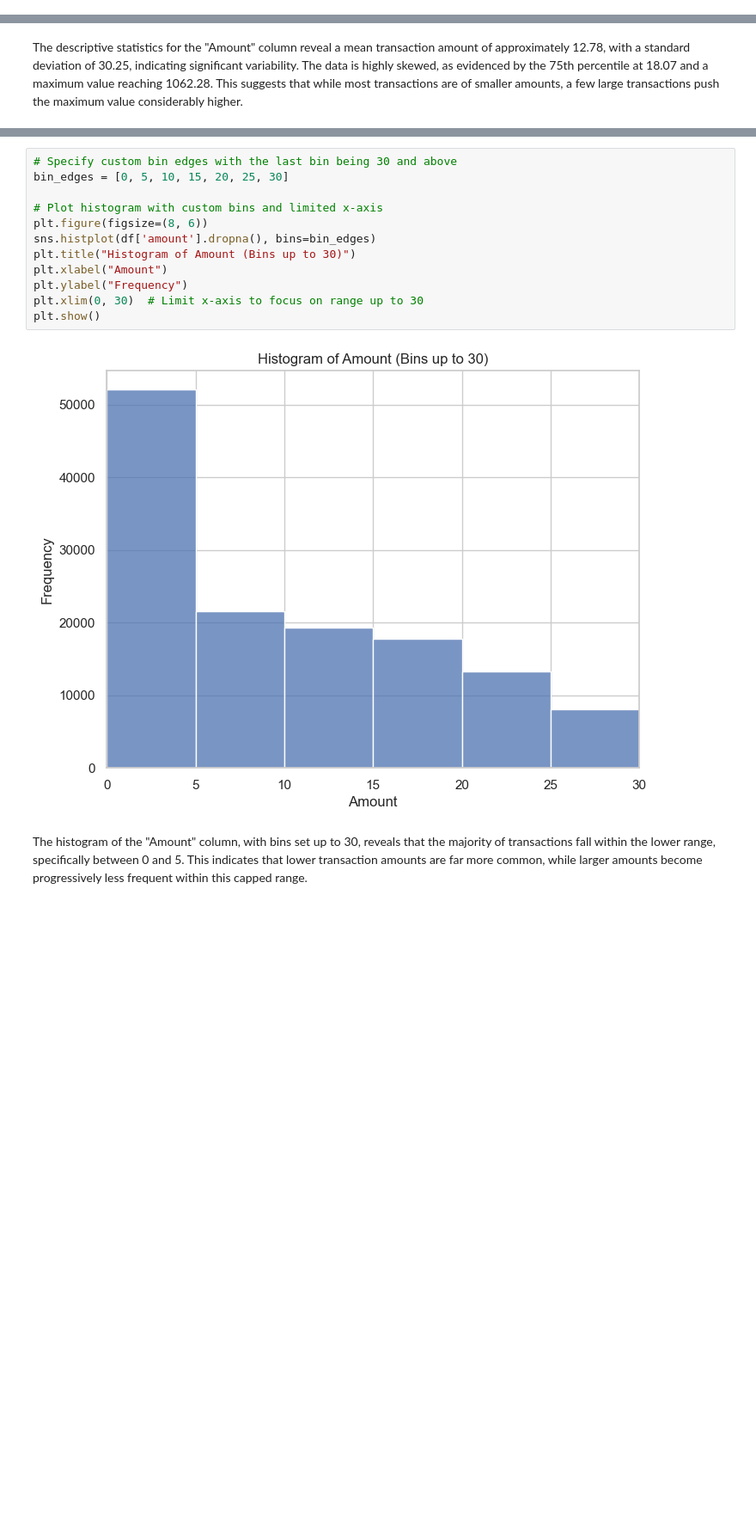
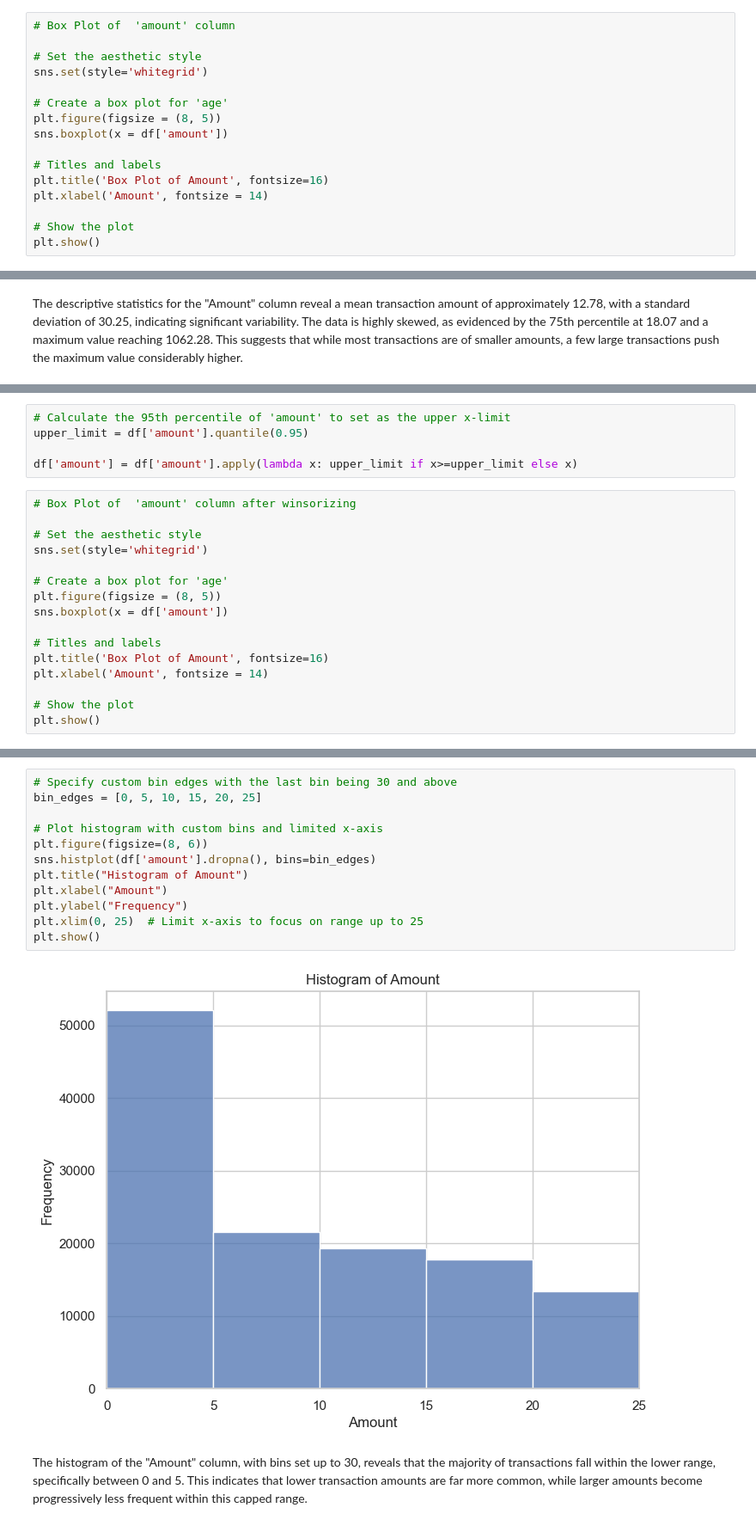
Before and after one commit to CoskunErden/Udacity_DS_Capstone_Project, a Jupyter notebook: starbucks_capstone.ipynb, the cells around one changed output, grey strips where cells are left out. Shown at 86% size. Saved outputs shown, nothing was run; the diff lists cells and outputs as text; blank space fills up the shorter version.

```diff
--- a/starbucks_capstone.ipynb
+++ b/starbucks_capstone.ipynb
@@ -889,3 +897,19 @@ min           0.050000
 75%          18.070000
 max        1062.280000
 Name: amount, dtype: float64
+# %%
+# Box Plot of  'amount' column
+
+# Set the aesthetic style
+sns.set(style='whitegrid')
+
+# Create a box plot for 'age'
+plt.figure(figsize = (8, 5))
+sns.boxplot(x = df['amount'])
+
+# Titles and labels
+plt.title('Box Plot of Amount', fontsize=16)
+plt.xlabel('Amount', fontsize = 14)
+
+# Show the plot
+plt.show()
@@ -893,0 +922,21 @@ The descriptive statistics for the "Amount" column reveal a mean transaction amo
+# %%
+# Calculate the 95th percentile of 'amount' to set as the upper x-limit
+upper_limit = df['amount'].quantile(0.95)
+
+df['amount'] = df['amount'].apply(lambda x: upper_limit if x>=upper_limit else x)
+# %%
+# Box Plot of  'amount' column after winsorizing
+
+# Set the aesthetic style
+sns.set(style='whitegrid')
+
+# Create a box plot for 'age'
+plt.figure(figsize = (8, 5))
+sns.boxplot(x = df['amount'])
+
+# Titles and labels
+plt.title('Box Plot of Amount', fontsize=16)
+plt.xlabel('Amount', fontsize = 14)
+
+# Show the plot
+plt.show()
@@ -894,17 +947,17 @@ The descriptive statistics for the "Amount" column reveal a mean transaction amo
 # %%
 # Specify custom bin edges with the last bin being 30 and above
-bin_edges = [0, 5, 10, 15, 20, 25, 30]
+bin_edges = [0, 5, 10, 15, 20, 25]
 
 # Plot histogram with custom bins and limited x-axis
 plt.figure(figsize=(8, 6))
 sns.histplot(df['amount'].dropna(), bins=bin_edges)
-plt.title("Histogram of Amount (Bins up to 30)")
+plt.title("Histogram of Amount")
 plt.xlabel("Amount")
 plt.ylabel("Frequency")
-plt.xlim(0, 30)  # Limit x-axis to focus on range up to 30
+plt.xlim(0, 25)  # Limit x-axis to focus on range up to 25
 plt.show()
 # %% [output]
-[figure, old version]
+[figure, new version]
 # %% [markdown]
 The histogram of the "Amount" column, with bins set up to 30, reveals that the majority of transactions fall within the lower range, specifically between 0 and 5. This indicates that lower transaction amounts are far more common, while larger amounts become progressively less frequent within this capped range.
 # %%
```
Also changed, not shown: parts of 25 cells of this notebook.
